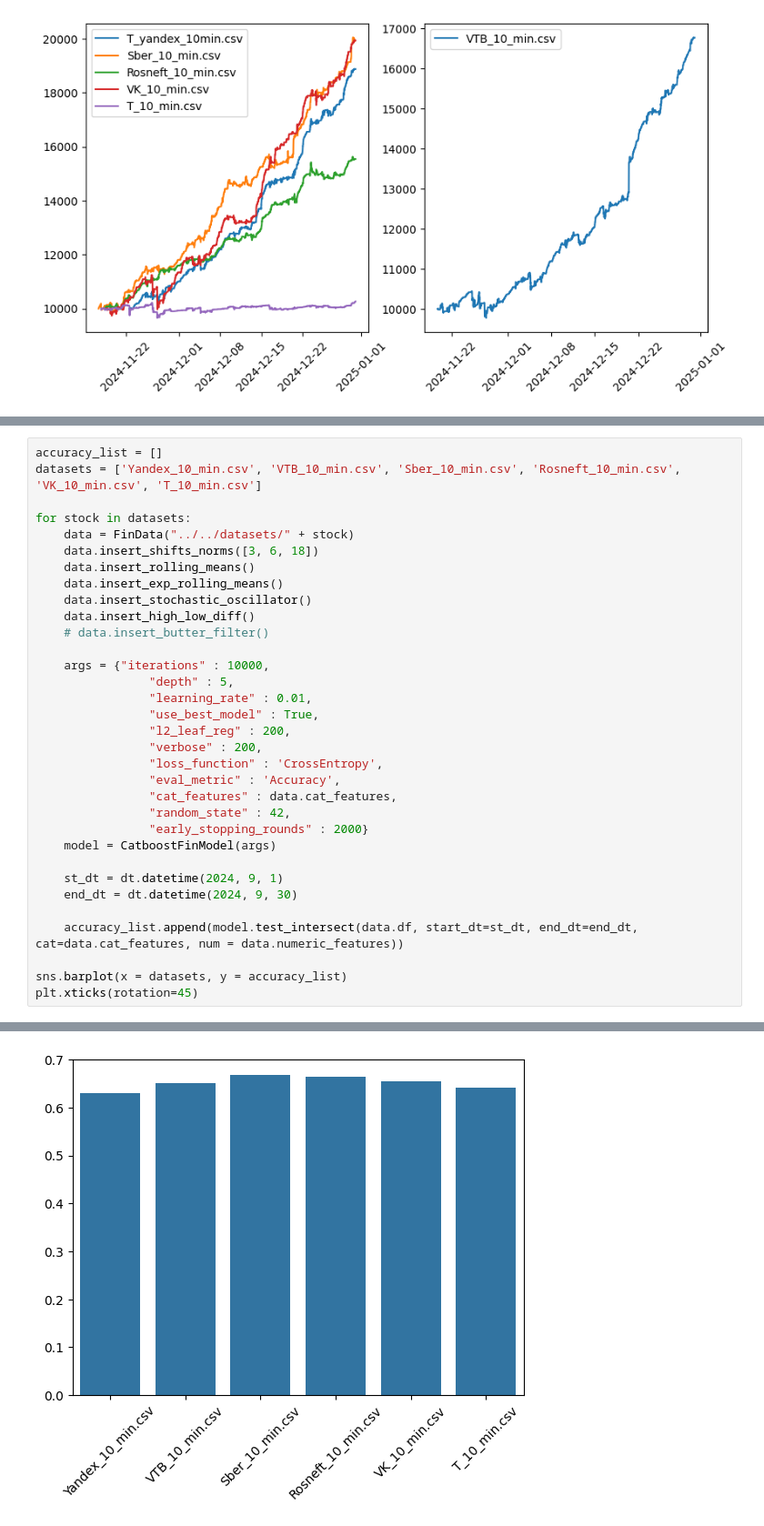
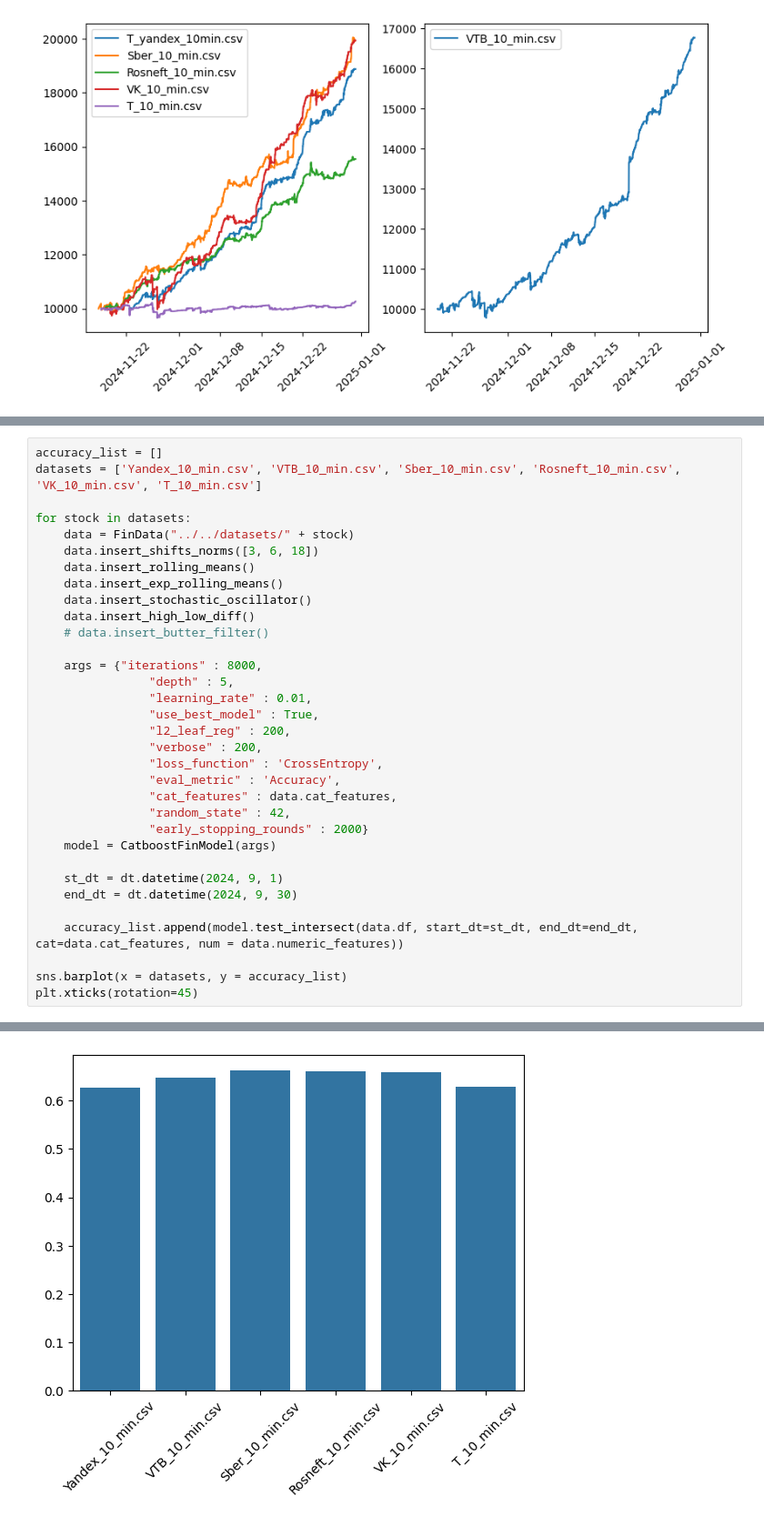
Before and after one commit to Invest-Predict/prices-predictions, a Jupyter notebook: examples/my_bottle_2/sm.ipynb, the cells around one changed output, grey strips where cells are left out. Shown at 91% size. Saved outputs shown, nothing was run; the diff lists cells and outputs as text.

```diff
--- a/examples/my_bottle_2/sm.ipynb
+++ b/examples/my_bottle_2/sm.ipynb
@@ -545,7 +544,7 @@ for stock in datasets:
     data.insert_high_low_diff()
     # data.insert_butter_filter()
 
-    args = {"iterations" : 10000,
+    args = {"iterations" : 8000,
                 "depth" : 5,
                 "learning_rate" : 0.01,
                 "use_best_model" : True,
@@ -671,8 +670,8 @@ Shrink model to first 9980 iterations.
 ([0, 1, 2, 3, 4, 5],
  [Text(0, 0, 'Yandex_10_min.csv'),
   Text(1, 0, 'VTB_10_min.csv'),
   Text(2, 0, 'Sber_10_min.csv'),
   Text(3, 0, 'Rosneft_10_min.csv'),
   Text(4, 0, 'VK_10_min.csv'),
   Text(5, 0, 'T_10_min.csv')])
-[figure, old version]
+[figure, new version]
```
Also changed, not shown: parts of 5 cells of this notebook, 8 other files.
